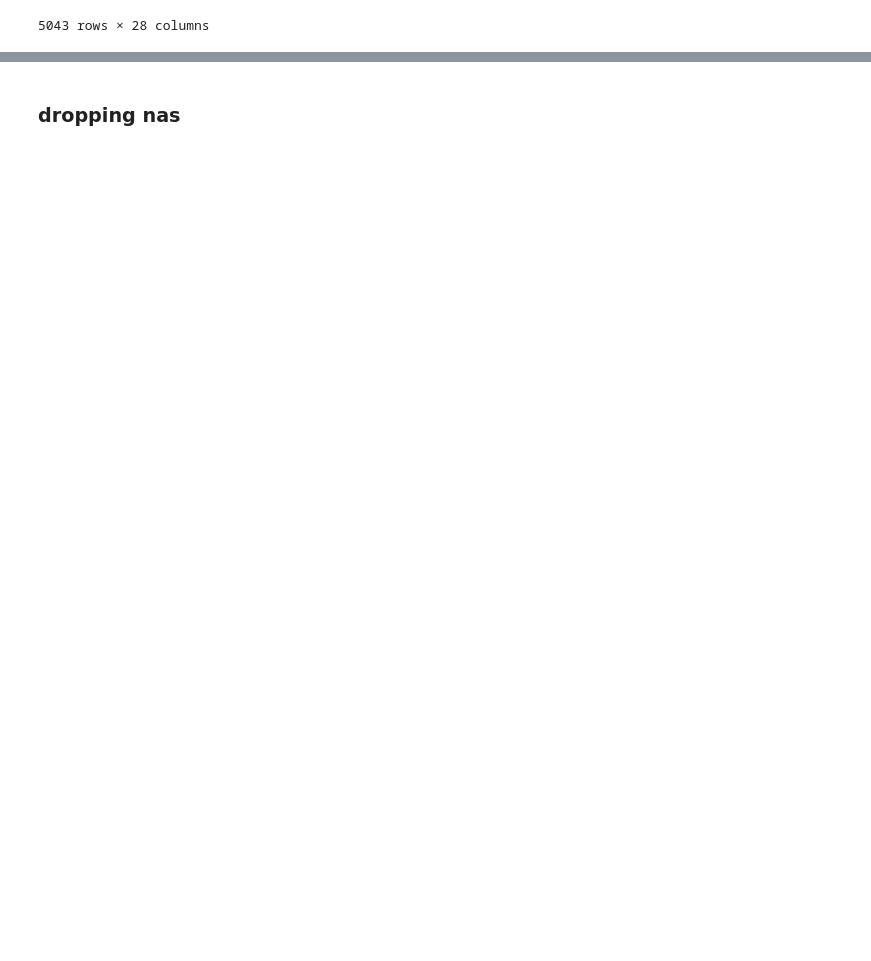
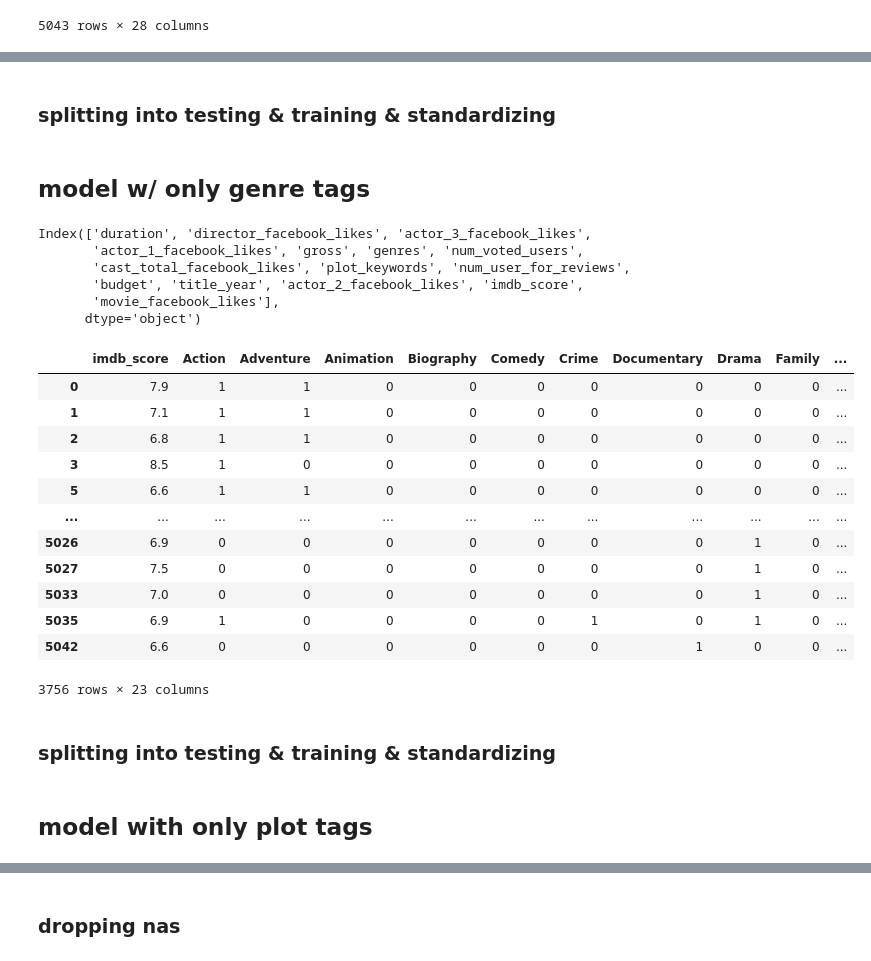
Before and after one commit to klee2024/movie_rating_prediction, a Jupyter notebook: movie_rating_analysis.ipynb, the cells around one changed output, grey strips where cells are left out. Cells and saved outputs as stored; diff of their text form; code cells hidden in the pictures; blank space fills up the shorter version.

Commit message:
continue splitting & standardizing - 1 model done

```diff
--- a/movie_rating_analysis.ipynb
+++ b/movie_rating_analysis.ipynb
@@ -82,2 +232,0 @@ mlb = MultiLabelBinarizer(sparse_output=True)
-# %%
-movies.rename(columns = {"color": "movie_color", "language": "movie_language"}, inplace = True)
@@ -86,6 +232,0 @@ og_columns = movies.columns
-# %%
-movies_clean_genres = movies.join(
-            pd.DataFrame.sparse.from_spmatrix(
-                mlb.fit_transform(movies.pop('plot_keywords')),
-                index=movies.index,
-                columns=mlb.classes_))
@@ -93,0 +233,6 @@ movies_clean_genres = movies.join(
+# %%
+genre_one_hot_df = genre_one_hot_df.join(
+            pd.DataFrame.sparse.from_spmatrix(
+                mlb.fit_transform(genre_one_hot_df.pop('genres')),
+                index=movies.index,
+                columns=mlb.classes_))
@@ -93,0 +293,39 @@ movies_clean_genres = movies.join(
+# %% [markdown]
+### splitting into testing & training & standardizing
+# %% [markdown]
+## model w/ only genre tags
+# %%
+movies.columns
+# %% [output]
+Index(['duration', 'director_facebook_likes', 'actor_3_facebook_likes',
+       'actor_1_facebook_likes', 'gross', 'genres', 'num_voted_users',
+       'cast_total_facebook_likes', 'plot_keywords', 'num_user_for_reviews',
+       'budget', 'title_year', 'actor_2_facebook_likes', 'imdb_score',
+       'movie_facebook_likes'],
+      dtype='object')
+# %%
+genres_df = genre_one_hot_df.drop(['duration', 'director_facebook_likes', 'actor_3_facebook_likes',
+       'actor_1_facebook_likes', 'gross', 'num_voted_users',
+       'cast_total_facebook_likes', 'num_user_for_reviews',
+       'budget', 'title_year', 'actor_2_facebook_likes',
+       'movie_facebook_likes'], axis = 1)
+# %%
+genres_df
+# %% [output]
+|  | imdb_score | Action | Adventure | Animation | Biography | Comedy | Crime | Documentary | Drama | Family | ... |
+| 0 | 7.9 | 1 | 1 | 0 | 0 | 0 | 0 | 0 | 0 | 0 | ... |
+| 1 | 7.1 | 1 | 1 | 0 | 0 | 0 | 0 | 0 | 0 | 0 | ... |
+| 2 | 6.8 | 1 | 1 | 0 | 0 | 0 | 0 | 0 | 0 | 0 | ... |
+| 3 | 8.5 | 1 | 0 | 0 | 0 | 0 | 0 | 0 | 0 | 0 | ... |
+| 5 | 6.6 | 1 | 1 | 0 | 0 | 0 | 0 | 0 | 0 | 0 | ... |
+| ... | ... | ... | ... | ... | ... | ... | ... | ... | ... | ... | ... |
+| 5026 | 6.9 | 0 | 0 | 0 | 0 | 0 | 0 | 0 | 1 | 0 | ... |
+| 5027 | 7.5 | 0 | 0 | 0 | 0 | 0 | 0 | 0 | 1 | 0 | ... |
+| 5033 | 7.0 | 0 | 0 | 0 | 0 | 0 | 0 | 0 | 1 | 0 | ... |
+| 5035 | 6.9 | 1 | 0 | 0 | 0 | 0 | 1 | 0 | 1 | 0 | ... |
+| 5042 | 6.6 | 0 | 0 | 0 | 0 | 0 | 0 | 1 | 0 | 0 | ... |
+3756 rows × 23 columns
+# %% [markdown]
+### splitting into testing & training & standardizing
+# %% [markdown]
+## model with only plot tags
```
Also changed, not shown: parts of 78 cells of this notebook.
